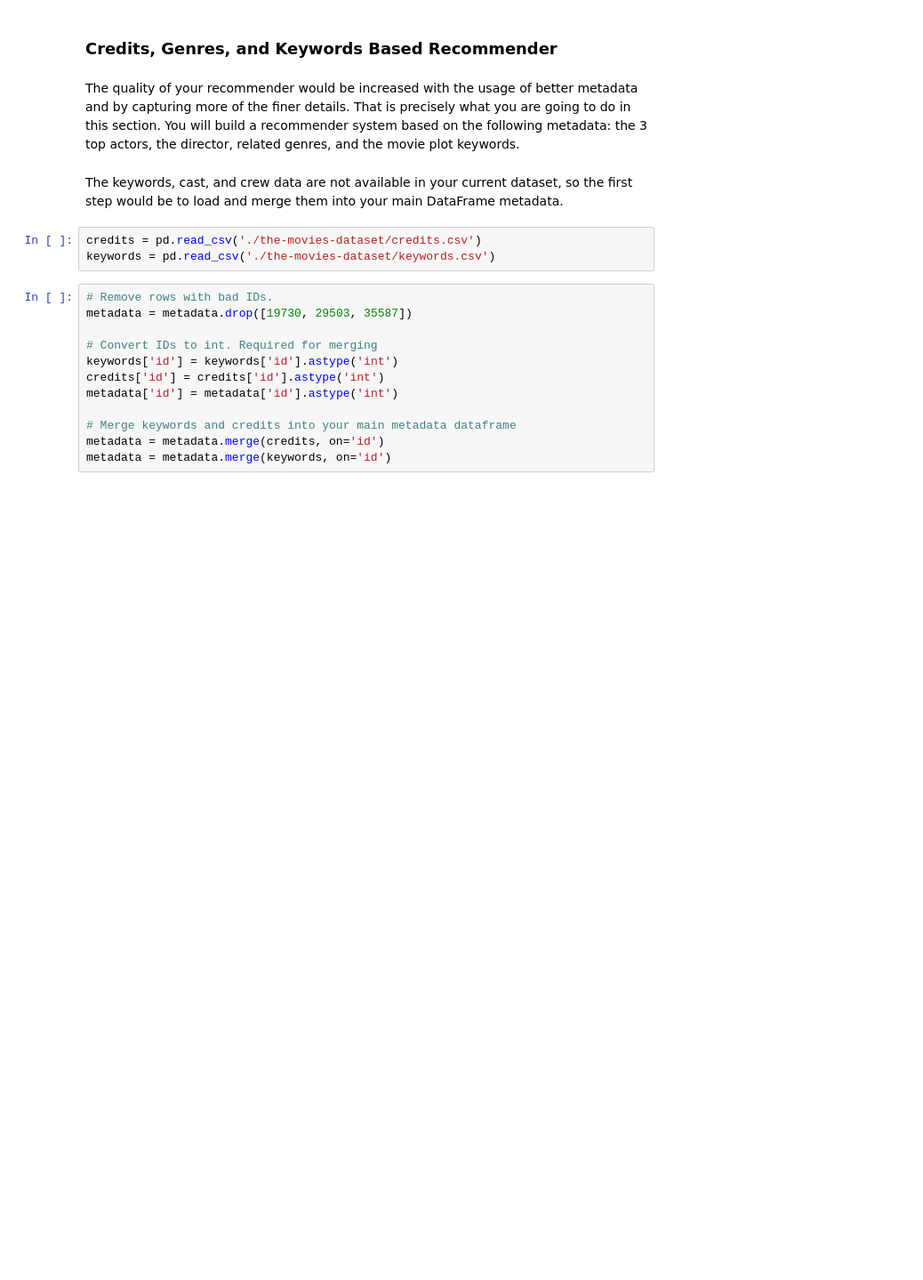
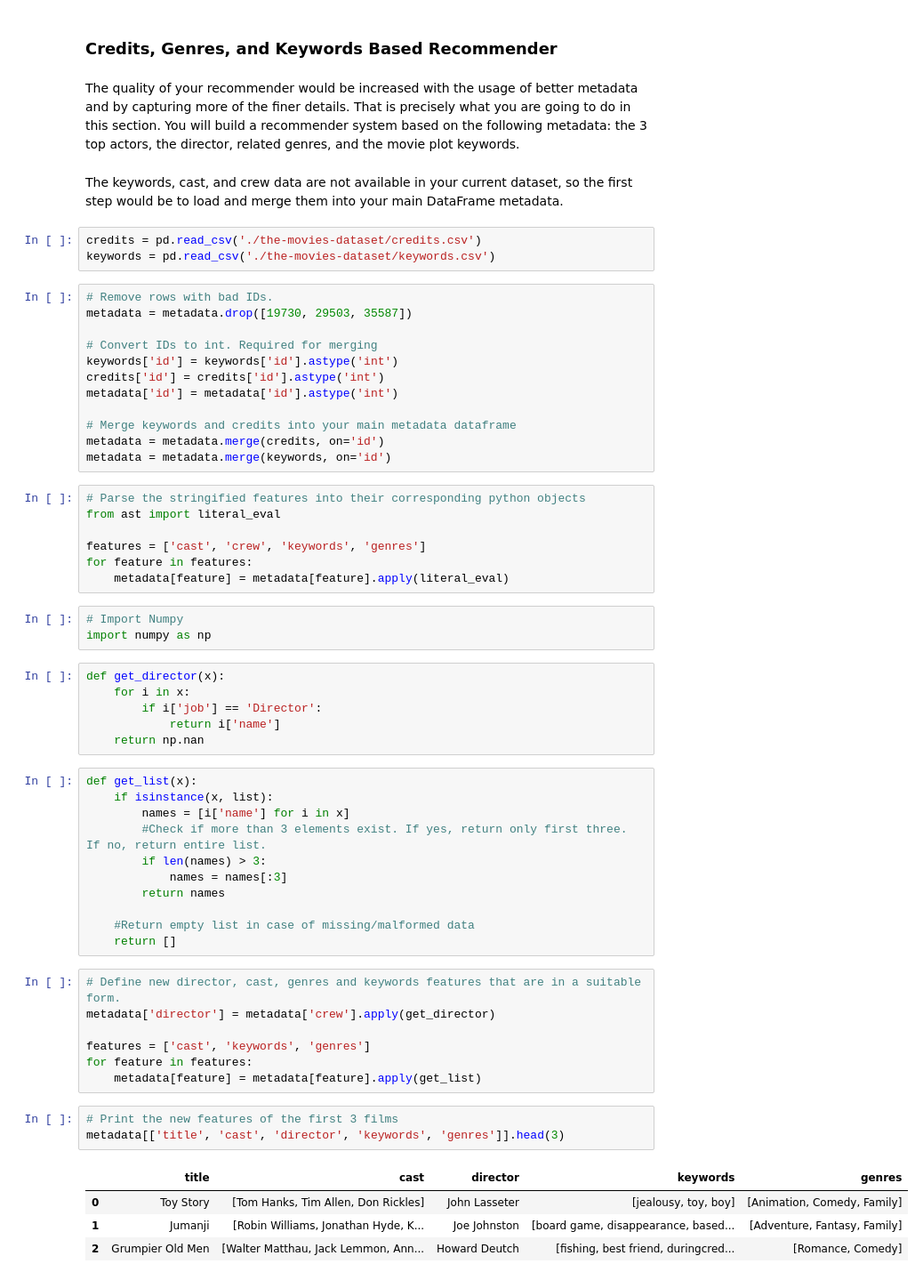
Before and after one commit to agusrichard/data-science-workbook, a Jupyter notebook: Notes/recommender_system_0.ipynb, the cells around one changed output. Shown: that part at 89% size. Drawn from its saved outputs; the diff is of its cells as text; blank space fills up the shorter version.

```diff
--- a/Notes/recommender_system_0.ipynb
+++ b/Notes/recommender_system_0.ipynb
@@ -213,3 +213,45 @@ metadata['id'] = metadata['id'].astype('int')
 # Merge keywords and credits into your main metadata dataframe
 metadata = metadata.merge(credits, on='id')
 metadata = metadata.merge(keywords, on='id')
+# %%
+# Parse the stringified features into their corresponding python objects
+from ast import literal_eval
+
+features = ['cast', 'crew', 'keywords', 'genres']
+for feature in features:
+    metadata[feature] = metadata[feature].apply(literal_eval)
+# %%
+# Import Numpy
+import numpy as np
+# %%
+def get_director(x):
+    for i in x:
+        if i['job'] == 'Director':
+            return i['name']
+    return np.nan
+# %%
+def get_list(x):
+    if isinstance(x, list):
+        names = [i['name'] for i in x]
+        #Check if more than 3 elements exist. If yes, return only first three. If no, return entire list.
+        if len(names) > 3:
+            names = names[:3]
+        return names
+
+    #Return empty list in case of missing/malformed data
+    return []
+# %%
+# Define new director, cast, genres and keywords features that are in a suitable form.
+metadata['director'] = metadata['crew'].apply(get_director)
+
+features = ['cast', 'keywords', 'genres']
+for feature in features:
+    metadata[feature] = metadata[feature].apply(get_list)
+# %%
+# Print the new features of the first 3 films
+metadata[['title', 'cast', 'director', 'keywords', 'genres']].head(3)
+# %% [output]
+|  | title | cast | director | keywords | genres |
+| 0 | Toy Story | [Tom Hanks, Tim Allen, Don Rickles] | John Lasseter | [jealousy, toy, boy] | [Animation, Comedy, Family] |
+| 1 | Jumanji | [Robin Williams, Jonathan Hyde, K... | Joe Johnston | [board game, disappearance, based... | [Adventure, Fantasy, Family] |
+| 2 | Grumpier Old Men | [Walter Matthau, Jack Lemmon, Ann... | Howard Deutch | [fishing, best friend, duringcred... | [Romance, Comedy] |
```
Also changed, not shown: parts of 15 cells of this notebook.
